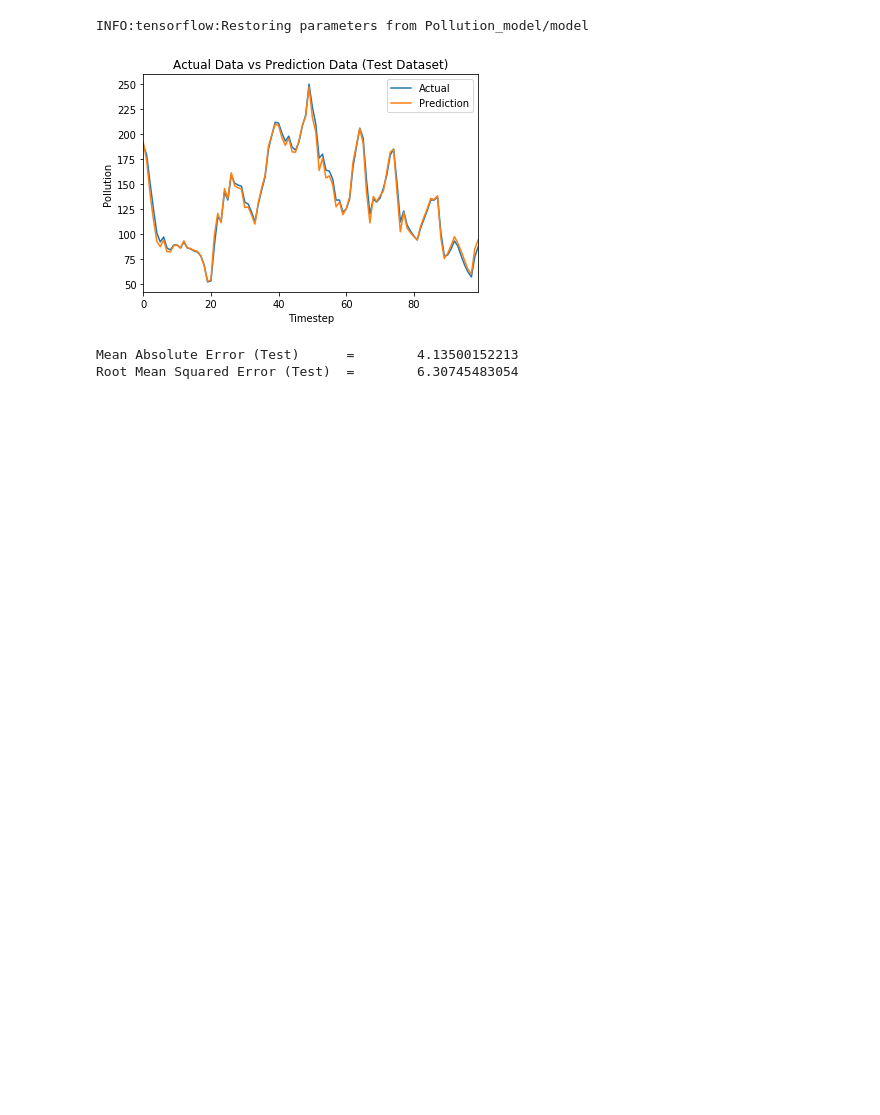
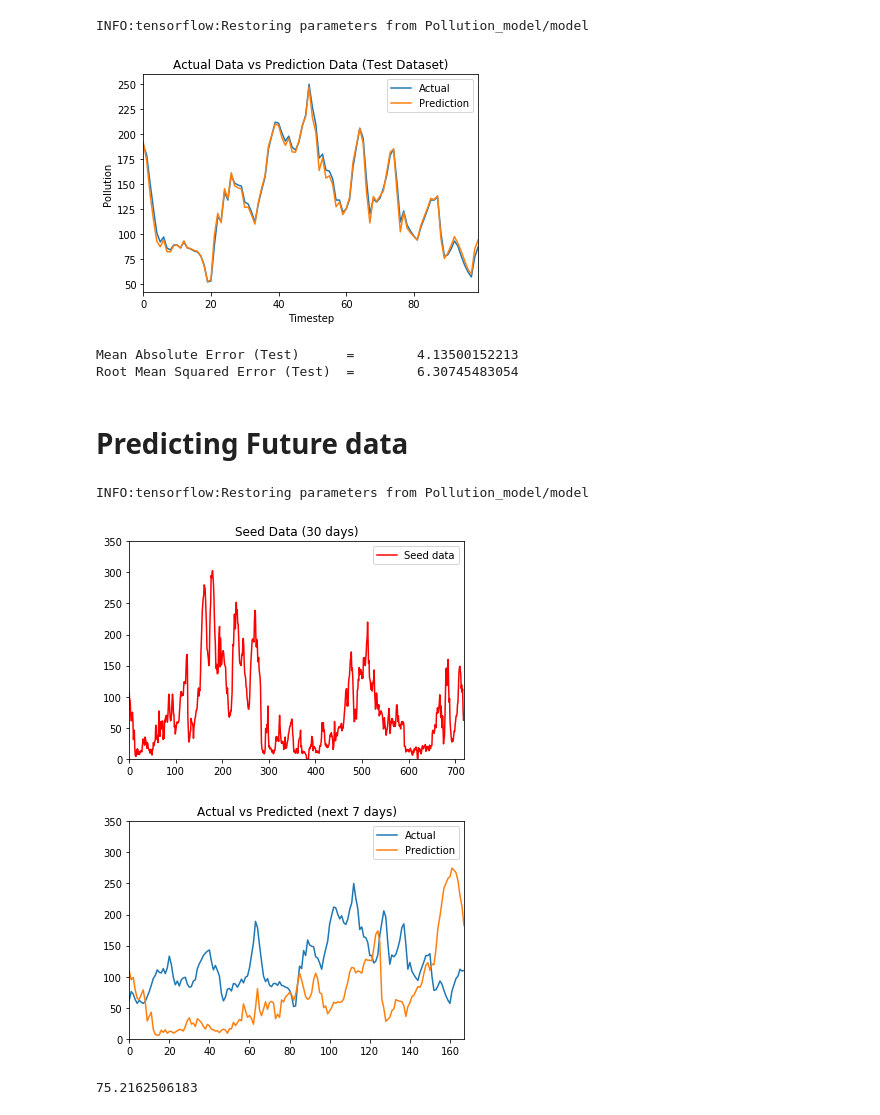
Before and after one commit to SAint7579/Hybrid_LSTM-DNN_PollutionForecasting, a Jupyter notebook: RNN_DNN_HYB.ipynb, the cells around one changed output. Cells and saved outputs as stored; diff of their text form; code cells hidden in the pictures; blank space fills up the shorter version.

Commit message:
Added the prediction cell

```diff
--- a/RNN_DNN_HYB.ipynb
+++ b/RNN_DNN_HYB.ipynb
@@ -209,3 +213,49 @@ Root Mean Squared Error (Test)  =        6.30745483054
 # %%
 #Converting dataset to spreadsheet
 df.to_csv('prediction.csv')
+# %% [markdown]
+# Predicting Future data
+# %%
+with tf.Session() as sess:
+
+    # Restoring the model
+    saver.restore(sess, "Pollution_model/model")
+
+    #Creating the Seed of 1 Week's data
+    train_seed_rnn = list(training_set_rnn[-24*30:])
+    train_seed_dnn = list(training_set_dnn[-24*30:])
+    test_ind = 0
+    #Predicting the next week's data
+    for iteration in range(24*7):
+        rnn_batch = np.array(train_seed_rnn[-24*30:]).reshape(1, -24*30, 1)
+        dnn_batch = np.array(train_seed_dnn[-24*30:])
+        y_pred = sess.run(network_op, feed_dict={x_rnn:rnn_batch,x_dnn:dnn_batch, hold_proba:1.0})
+        #print("\nPrediction: ",y_pred[0, -1])
+        train_seed_rnn.append(y_pred[0, -1])
+        #print("Feed_data: ",test_set_dnn[test_ind])
+        train_seed_dnn.append(test_set_dnn[test_ind])
+        test_ind+=1
+# %% [output]
+INFO:tensorflow:Restoring parameters from Pollution_model/model
+# %%
+#Inverse scaling the values
+seed_data = pol_scaler.inverse_transform(training_set_rnn[-24*30:])
+prediction_data = pol_scaler.inverse_transform(np.array(train_seed_rnn[-24*7:]).reshape(1, -1))
+actual_data =  pol_scaler.inverse_transform(test_set_rnn[:24*7])
+pd.DataFrame(list(seed_data),columns=['Seed data']).plot(c='Red')
+plt.ylim((0,350))
+plt.title("Seed Data (30 days)")
+plt.show()
+df = pd.DataFrame({'Prediction' :prediction_data.reshape(1,-1)[0], 'Actual':actual_data.reshape(1,-1)[0]})
+df.plot()
+plt.ylim((0,350))
+plt.title("Actual vs Predicted (next 7 days)")
+plt.show()
+y_true = df['Actual'].values
+y_pred = df['Prediction'].values
+score_mae = mean_absolute_error(y_true,y_pred)
+print(score_mae)
+# %% [output]
+[figure, added]
+[figure, added]
+75.2162506183
```
Also changed, not shown: parts of 2 cells of this notebook.
